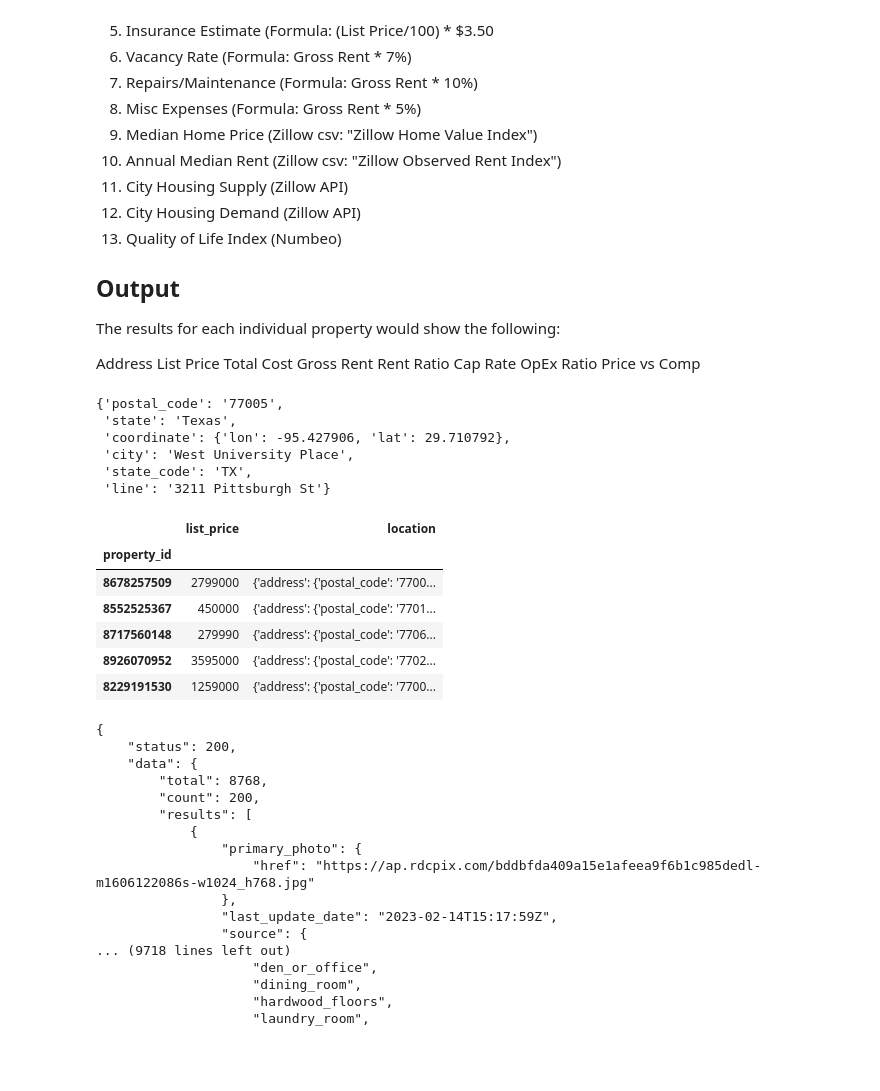
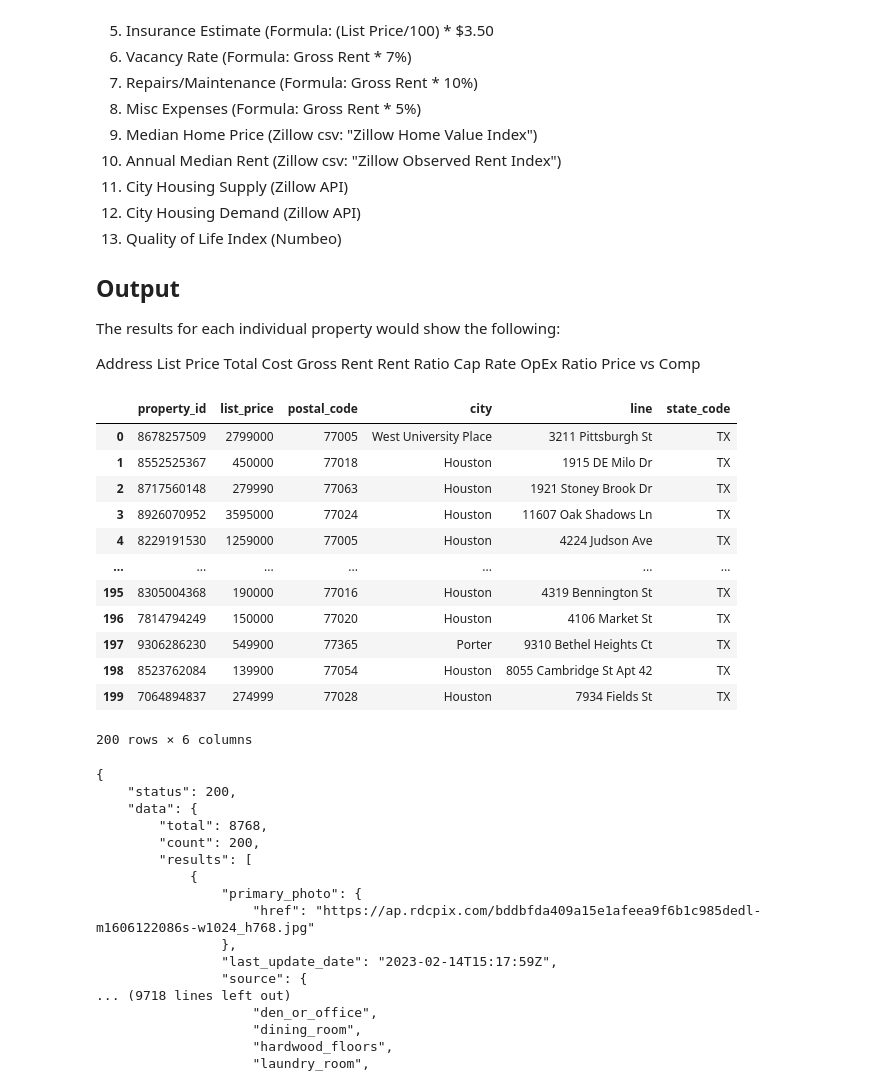
Before and after one commit to GitHobbs/FinTech_Project_1, a Jupyter notebook: real-estate.ipynb, the cells around one changed output. Saved outputs shown, nothing was run; the diff lists cells and outputs as text; code cells hidden in the pictures; blank space fills up the shorter version.

```diff
--- a/real-estate.ipynb
+++ b/real-estate.ipynb
@@ -102,39 +102,32 @@ usre_data_hou_dict = new_dict["data"]["results"]
 # %%
 new_list = []
 for prop in usre_data_hou_dict:
     new_dict = {
         "property_id": prop["property_id"],
         "list_price": prop["list_price"],
         "postal_code": prop["location"]["address"]["postal_code"],
         "city": prop["location"]["address"]["city"],
         "line": prop["location"]["address"]["line"],
         "state_code": prop["location"]["address"]["state_code"],
     }
     new_list.append(new_dict)
 
-df = pd.DataFrame(new_list)
+hou_df = pd.DataFrame(new_list)
+hou_df
 # %% [output]
+|  | property_id | list_price | postal_code | city | line | state_code |
+| 0 | 8678257509 | 2799000 | 77005 | West University Place | 3211 Pittsburgh St | TX |
+| 1 | 8552525367 | 450000 | 77018 | Houston | 1915 DE Milo Dr | TX |
+| 2 | 8717560148 | 279990 | 77063 | Houston | 1921 Stoney Brook Dr | TX |
+| 3 | 8926070952 | 3595000 | 77024 | Houston | 11607 Oak Shadows Ln | TX |
+| 4 | 8229191530 | 1259000 | 77005 | Houston | 4224 Judson Ave | TX |
+| ... | ... | ... | ... | ... | ... | ... |
+| 195 | 8305004368 | 190000 | 77016 | Houston | 4319 Bennington St | TX |
+| 196 | 7814794249 | 150000 | 77020 | Houston | 4106 Market St | TX |
+| 197 | 9306286230 | 549900 | 77365 | Porter | 9310 Bethel Heights Ct | TX |
+| 198 | 8523762084 | 139900 | 77054 | Houston | 8055 Cambridge St Apt 42 | TX |
+| 199 | 7064894837 | 274999 | 77028 | Houston | 7934 Fields St | TX |
-{'postal_code': '77005',
- 'state': 'Texas',
- 'coordinate': {'lon': -95.427906, 'lat': 29.710792},
- 'city': 'West University Place',
- 'state_code': 'TX',
- 'line': '3211 Pittsburgh St'}
+200 rows × 6 columns
-# %%
-#Convert Dictionary to a DataFrame and Clean Data
-hou_df = pd.DataFrame.from_dict(usre_data_hou_dict, orient='columns')
-hou_df_new = hou_df.iloc[:, 10:22]
-hou_df_parsed = hou_df_new.drop(columns=["lead_attributes", "photos", "flags", "community", "products", "virtual_tours", "other_listings", "listing_id", "price_reduced_amount"])
-hou_df_indexed = hou_df_parsed.set_index("property_id")
-hou_df_indexed.head()
-# %% [output]
-|  | list_price | location |
-| property_id |  |  |
-| 8678257509 | 2799000 | {'address': {'postal_code': '7700... |
-| 8552525367 | 450000 | {'address': {'postal_code': '7701... |
-| 8717560148 | 279990 | {'address': {'postal_code': '7706... |
-| 8926070952 | 3595000 | {'address': {'postal_code': '7702... |
-| 8229191530 | 1259000 | {'address': {'postal_code': '7700... |
 # %%
 print(json.dumps(data, indent=4))
 # %% [output]
```
